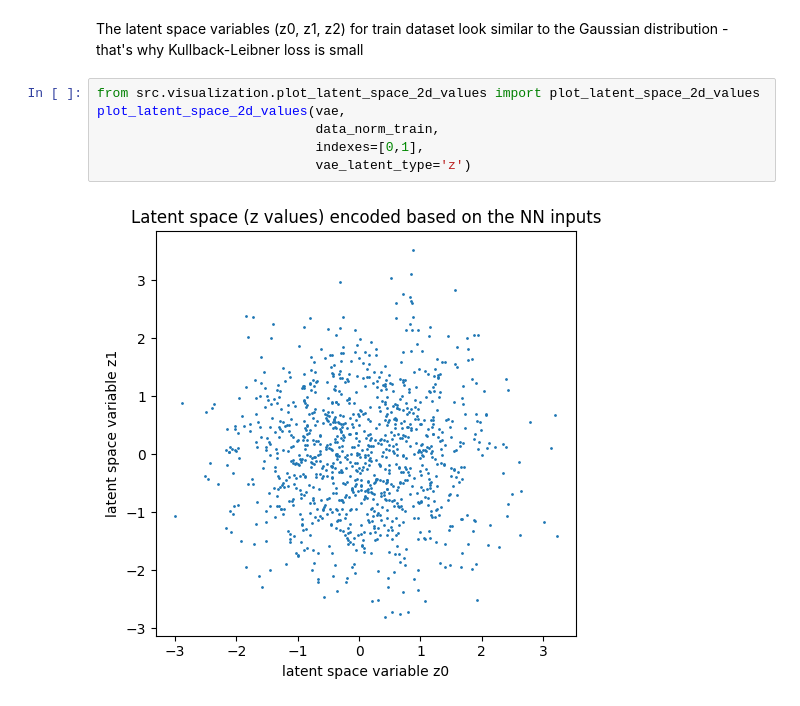
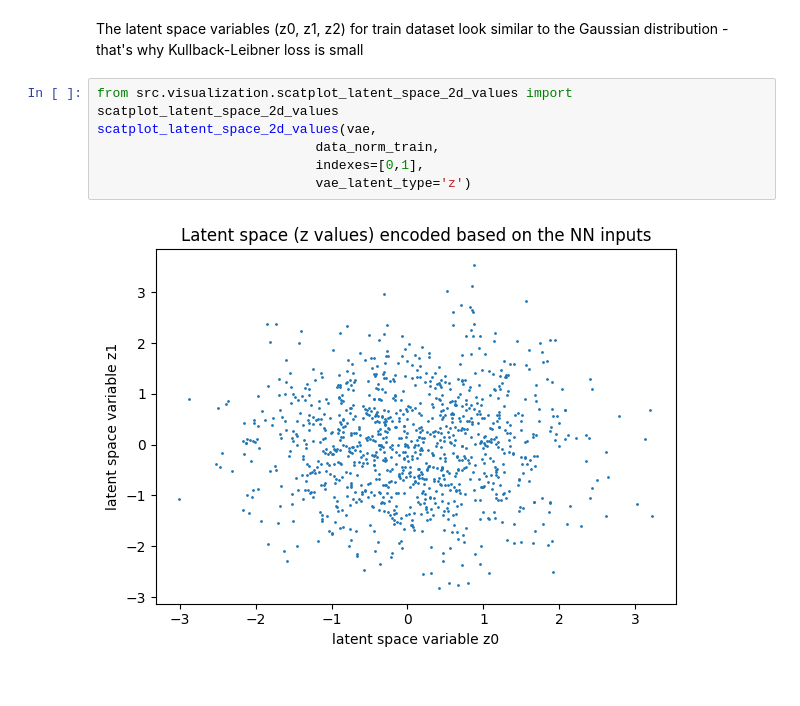
Before and after one commit to aleksei-zakharov/autoencoder_library, a Jupyter notebook: notebooks/vol cube extras/beta_large_2d.ipynb, the cells around one changed output. Drawn from its saved outputs; the diff is of its cells as text.

```diff
--- a/notebooks/vol cube extras/beta_large_2d.ipynb
+++ b/notebooks/vol cube extras/beta_large_2d.ipynb
@@ -52,10 +50,10 @@ Error is huge due to huge beta: VAE tried to minimize KL loss neglecting reconst
 # %% [markdown]
 The latent space variables (z0, z1, z2) for train dataset look similar to the Gaussian distribution - that's why Kullback-Leibner loss is small
 # %%
-from src.visualization.plot_latent_space_2d_values import plot_latent_space_2d_values
-plot_latent_space_2d_values(vae,
+from src.visualization.scatplot_latent_space_2d_values import scatplot_latent_space_2d_values
+scatplot_latent_space_2d_values(vae,
                             data_norm_train,
                             indexes=[0,1],
                             vae_latent_type='z')
 # %% [output]
-[figure, old version]
+[figure, new version]
```
Also changed, not shown: parts of 2 cells of this notebook, 7 other files.
